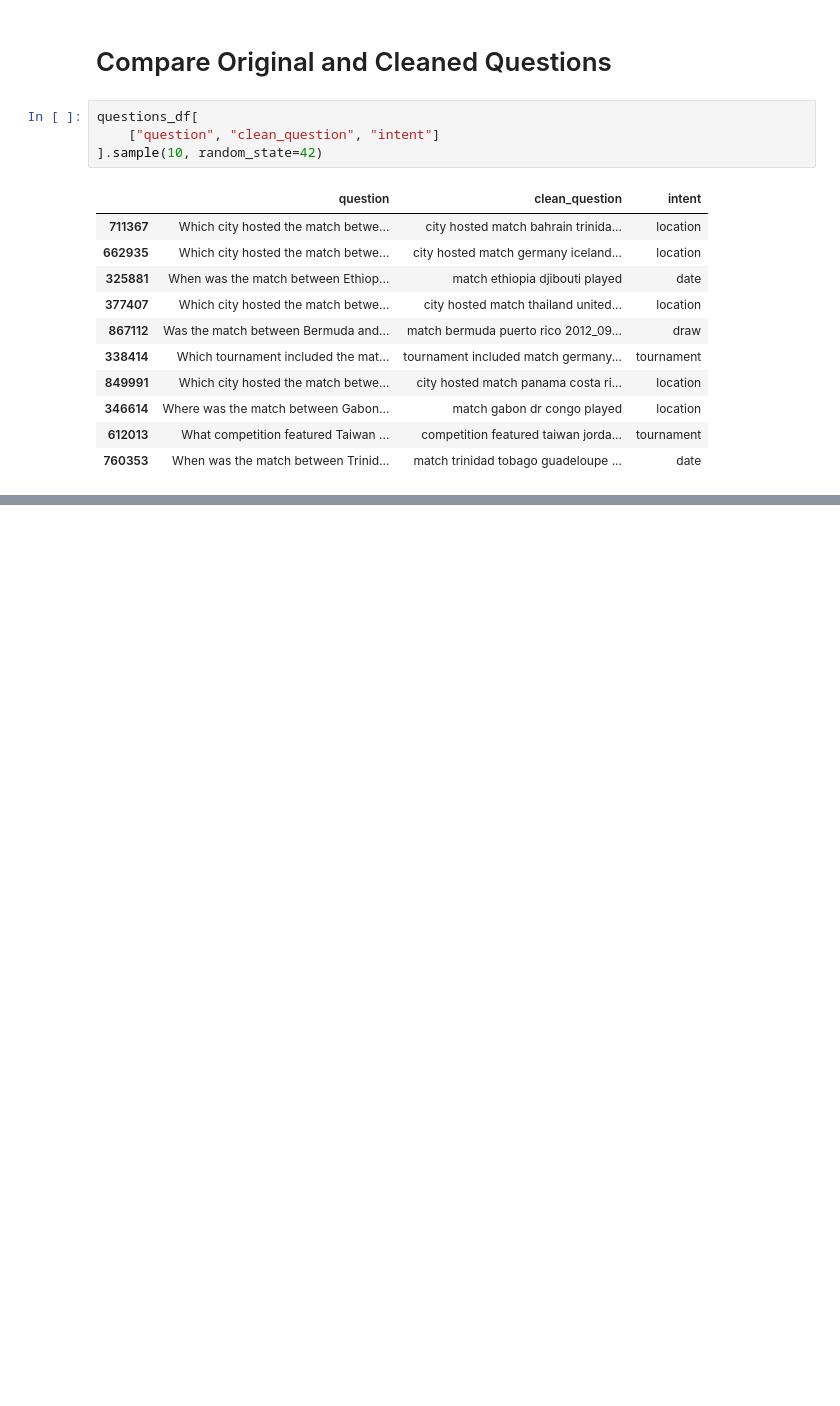
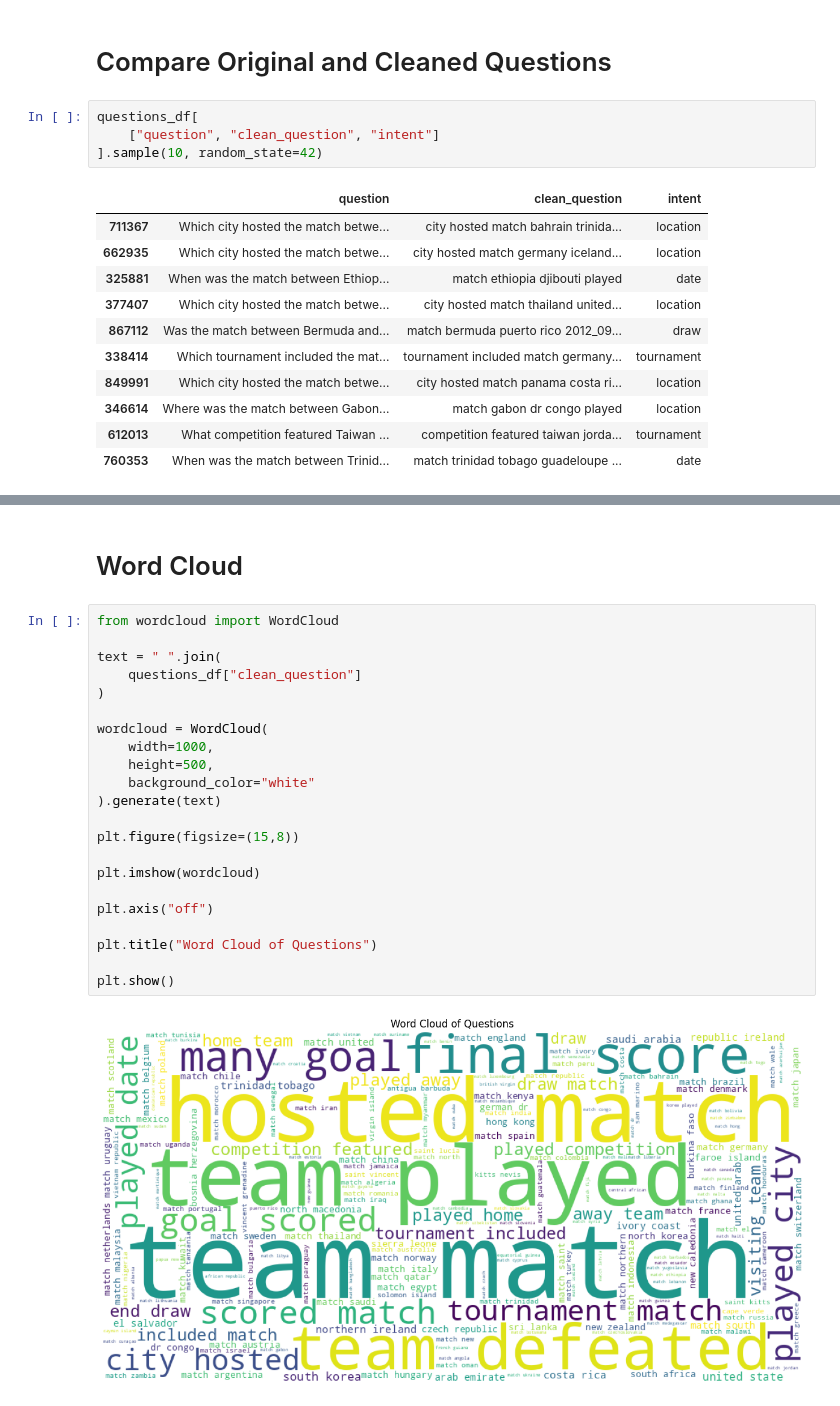
Before and after one commit to eshan14git/football-qa-nlp, a Jupyter notebook: notebooks/Disa_Football_NLQA_Project.ipynb, the cells around one changed output, grey strips where cells are left out. Saved outputs shown, nothing was run; the diff lists cells and outputs as text; blank space fills up the shorter version.

```diff
--- a/notebooks/Disa_Football_NLQA_Project.ipynb
+++ b/notebooks/Disa_Football_NLQA_Project.ipynb
@@ -571,0 +743,26 @@ questions_df[
+# %% [markdown]
+# Word Cloud
+# %%
+from wordcloud import WordCloud
+
+text = " ".join(
+    questions_df["clean_question"]
+)
+
+wordcloud = WordCloud(
+    width=1000,
+    height=500,
+    background_color="white"
+).generate(text)
+
+plt.figure(figsize=(15,8))
+
+plt.imshow(wordcloud)
+
+plt.axis("off")
+
+plt.title("Word Cloud of Questions")
+
+plt.show()
+# %% [output]
+[figure, added]
```
Also changed, not shown: parts of 21 cells of this notebook.
